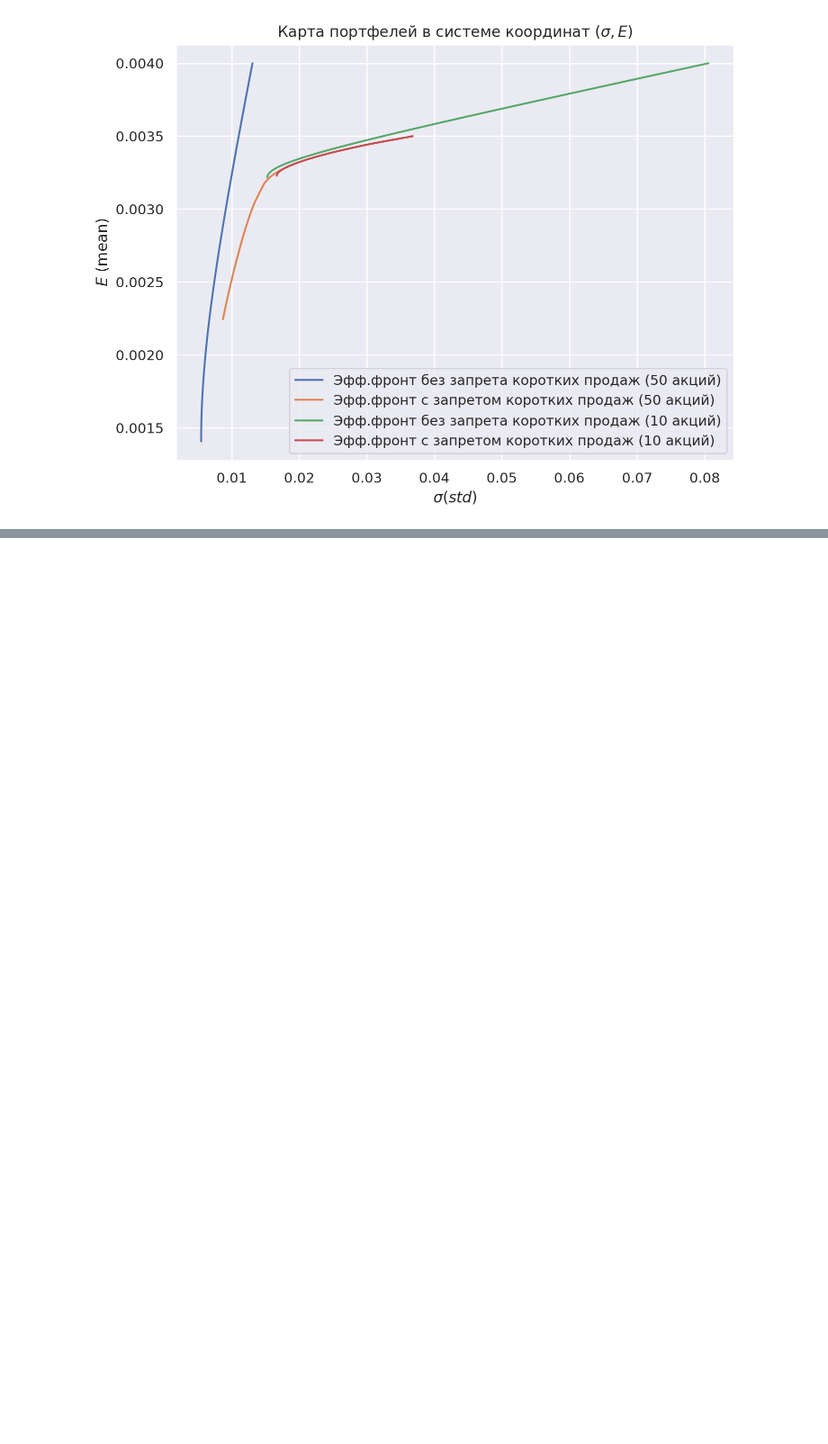
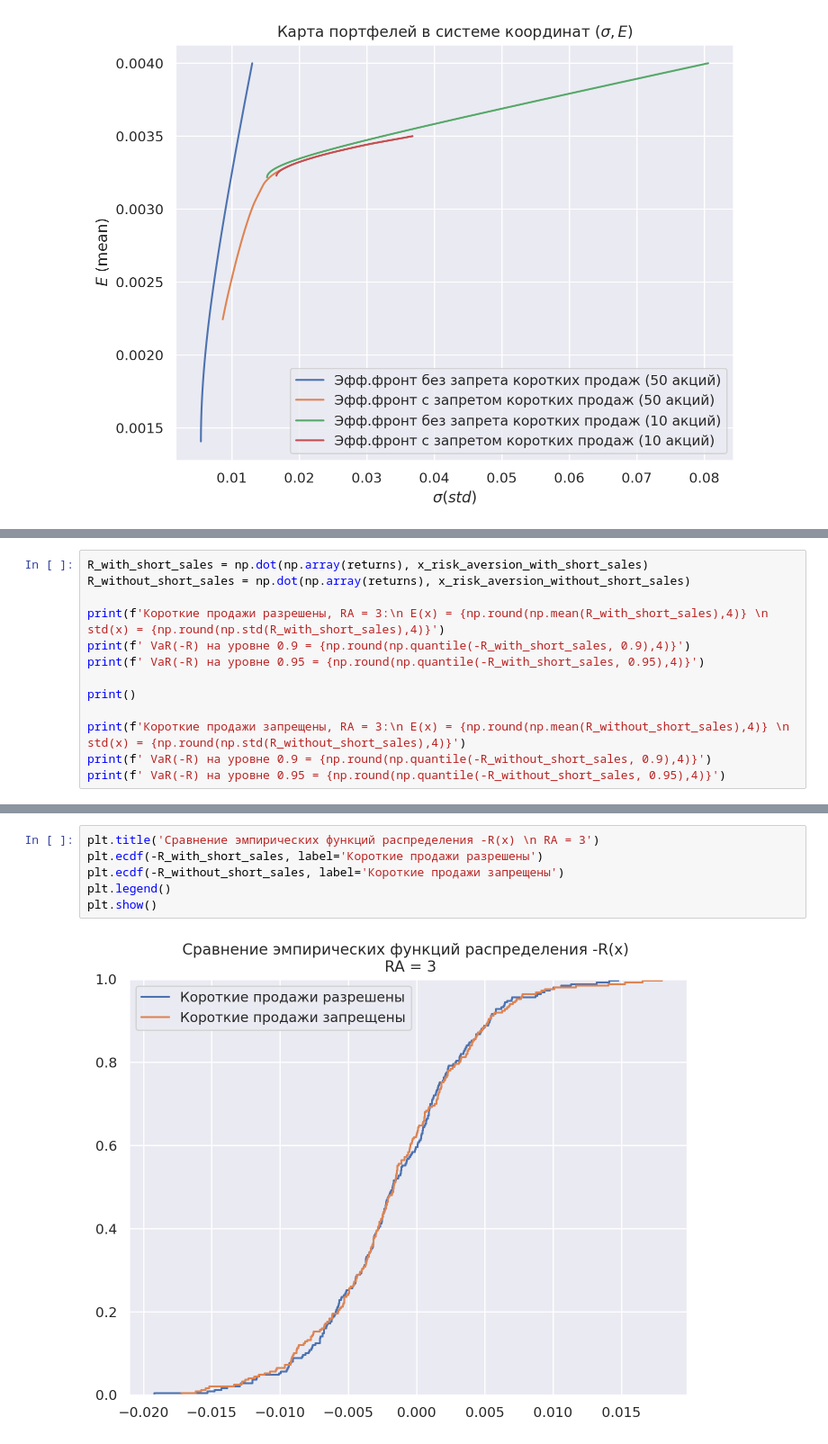
Before and after one commit to antonov1lya/ResearchSeminar2024, a Jupyter notebook: lab2.ipynb, the cells around one changed output, grey strips where cells are left out. Shown: that part at 90% size. Cells and saved outputs as stored; diff of their text form; blank space fills up the shorter version.

```diff
--- a/lab2.ipynb
+++ b/lab2.ipynb
@@ -268,0 +355,13 @@ plt.show()
+# %%
+R_with_short_sales = np.dot(np.array(returns), x_risk_aversion_with_short_sales)
+R_without_short_sales = np.dot(np.array(returns), x_risk_aversion_without_short_sales)
+
+print(f'Короткие продажи разрешены, RA = 3:\n E(x) = {np.round(np.mean(R_with_short_sales),4)} \n std(x) = {np.round(np.std(R_with_short_sales),4)}')
+print(f' VaR(-R) на уровне 0.9 = {np.round(np.quantile(-R_with_short_sales, 0.9),4)}')
+print(f' VaR(-R) на уровне 0.95 = {np.round(np.quantile(-R_with_short_sales, 0.95),4)}')
+
+print()
+
+print(f'Короткие продажи запрещены, RA = 3:\n E(x) = {np.round(np.mean(R_without_short_sales),4)} \n std(x) = {np.round(np.std(R_without_short_sales),4)}')
+print(f' VaR(-R) на уровне 0.9 = {np.round(np.quantile(-R_without_short_sales, 0.9),4)}')
+print(f' VaR(-R) на уровне 0.95 = {np.round(np.quantile(-R_without_short_sales, 0.95),4)}')
@@ -268,0 +380,8 @@ plt.show()
+# %%
+plt.title('Сравнение эмпирических функций распределения -R(x) \n RA = 3')
+plt.ecdf(-R_with_short_sales, label='Короткие продажи разрешены')
+plt.ecdf(-R_without_short_sales, label='Короткие продажи запрещены')
+plt.legend()
+plt.show()
+# %% [output]
+[figure, added]
```
Also changed, not shown: parts of 10 cells of this notebook.
